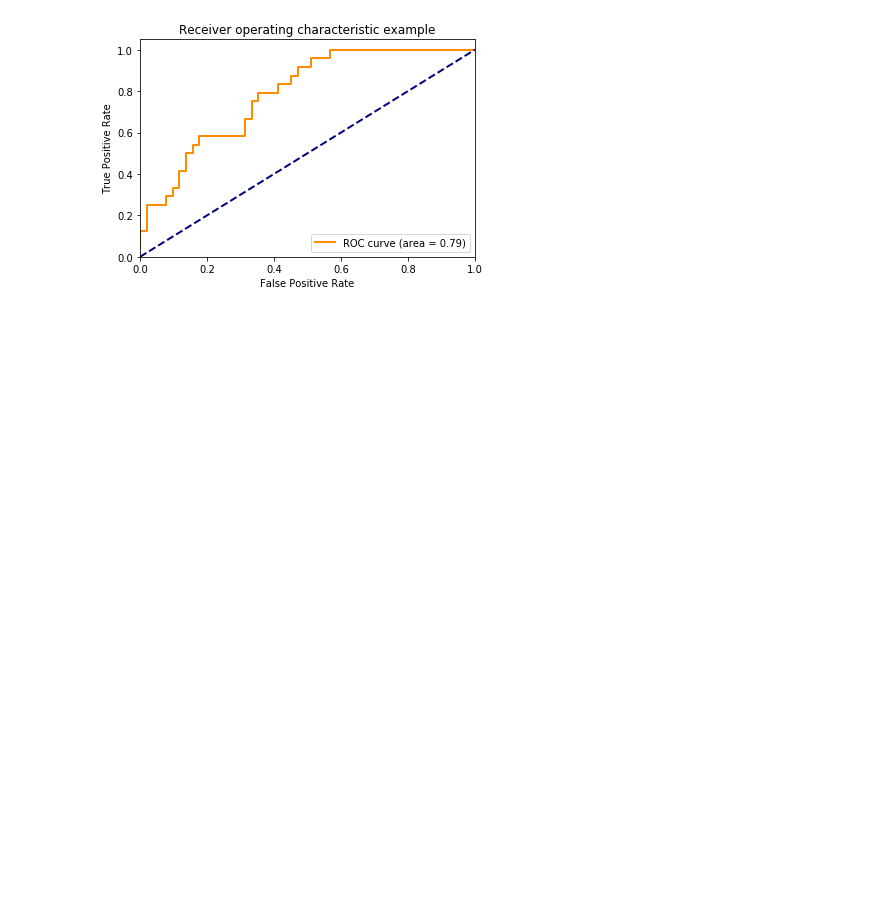
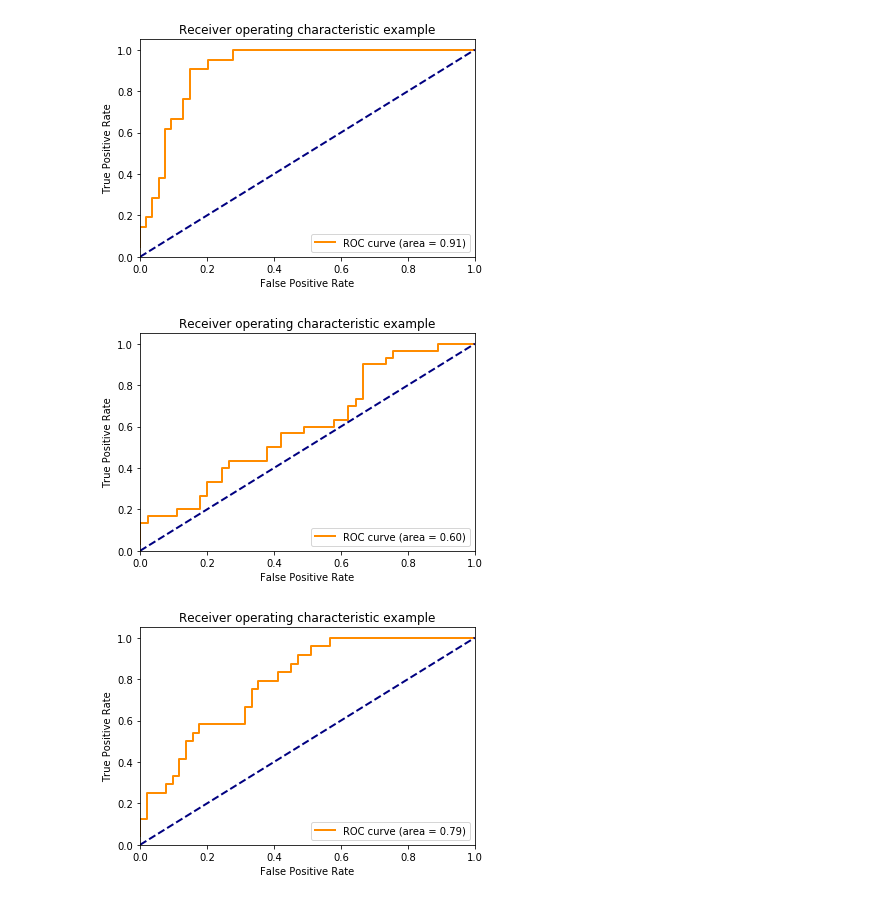
Before and after one commit to m11chal/mro-svm, a Jupyter notebook: ROC.ipynb, the cells around one changed output. Saved outputs shown, nothing was run; the diff lists cells and outputs as text; code cells hidden in the pictures; blank space fills up the shorter version.

```diff
--- a/ROC.ipynb
+++ b/ROC.ipynb
@@ -17,6 +17,7 @@ y = iris.target
 
 # Binarize the output
 y = label_binarize(y, classes=[0, 1, 2])
+
 n_classes = y.shape[1]
 
 # Add noisy features to make the problem harder
@@ -40,22 +41,21 @@ roc_auc = dict() #area under curve
 for i in range(n_classes):
     fpr[i], tpr[i], _ = roc_curve(y_test[:, i], y_score[:, i])
     roc_auc[i] = auc(fpr[i], tpr[i])
-
-# Compute micro-average ROC curve and ROC area
-fpr["micro"], tpr["micro"], _ = roc_curve(y_test.ravel(), y_score.ravel())
-roc_auc["micro"] = auc(fpr["micro"], tpr["micro"])
 # %%
-plt.figure()
-lw = 2
-plt.plot(fpr[2], tpr[2], color='darkorange',
-         lw=lw, label='ROC curve (area = %0.2f)' % roc_auc[2])
-plt.plot([0, 1], [0, 1], color='navy', lw=lw, linestyle='--')
-plt.xlim([0.0, 1.0])
-plt.ylim([0.0, 1.05])
-plt.xlabel('False Positive Rate')
-plt.ylabel('True Positive Rate')
-plt.title('Receiver operating characteristic example')
-plt.legend(loc="lower right")
-plt.show()
+for i in range(n_classes):
+    plt.figure()
+    lw = 2
+    plt.plot(fpr[i], tpr[i], color='darkorange',
+             lw=lw, label='ROC curve (area = %0.2f)' % roc_auc[i])
+    plt.plot([0, 1], [0, 1], color='navy', lw=lw, linestyle='--')
+    plt.xlim([0.0, 1.0])
+    plt.ylim([0.0, 1.05])
+    plt.xlabel('False Positive Rate')
+    plt.ylabel('True Positive Rate')
+    plt.title('Receiver operating characteristic example')
+    plt.legend(loc="lower right")
+    plt.show()
 # %% [output]
-[figure, old version]
+[figure, new version]
+[figure, added]
+[figure, added]
```
Also changed, not shown: 3 other files.
